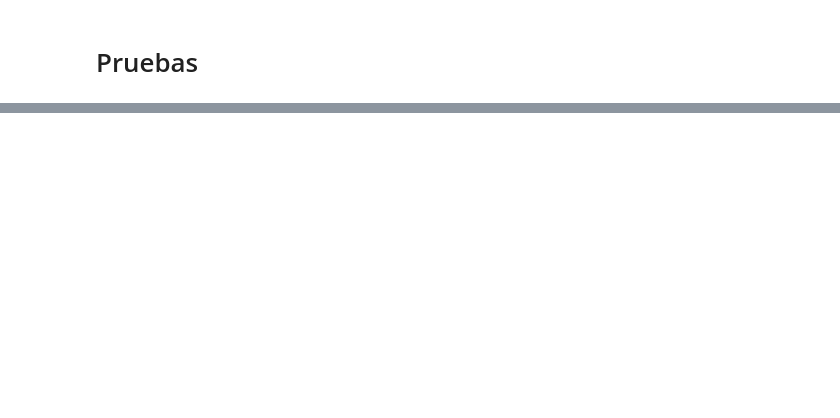
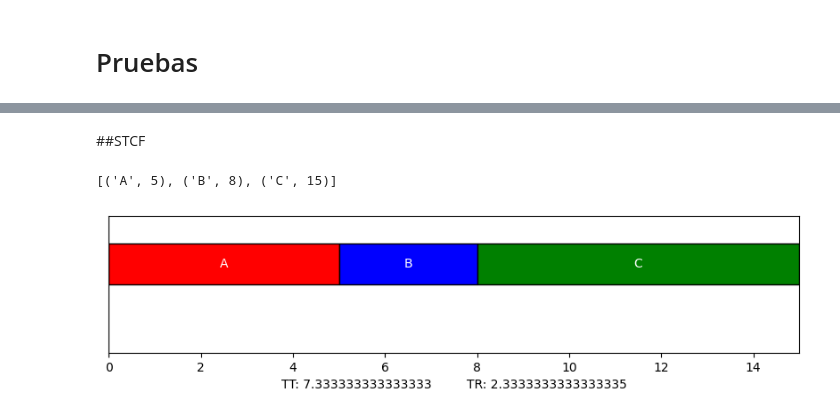
Before and after one commit to Alejandro-XIII/Proyecto-Final-SO, a Jupyter notebook: Proyecto_Final.ipynb, the cells around one changed output, grey strips where cells are left out. Saved outputs shown, nothing was run; the diff lists cells and outputs as text; code cells hidden in the pictures; blank space fills up the shorter version.

```diff
--- a/Proyecto_Final.ipynb
+++ b/Proyecto_Final.ipynb
@@ -27,4 +30,35 @@ def sjf(processes):
 # %% [markdown]
 ##STCF
+# %%
+def stcf(processes):
+    processes_remaining = [{'name': p['name'], 'arrival_time': p['arrival_time'], 'run_time': p['run_time']} for p in processes] # Crear una copia de los procesos para no modificar la entrada original
+    max_arrival_time = max(processes_remaining, key=lambda p: p['arrival_time'])['arrival_time'] # Obtener el arrival_time más alto
+    scheduling = []
+    time = 0
+    while processes_remaining:
+      if time < max_arrival_time:
+        available_processes = [p for p in processes_remaining if p['arrival_time'] <= time] # Actualizar la lista de procesos restantes filtrando por arrival_time <= time
+        shortest_process = min(available_processes, key=lambda x: x['run_time']) # Encontrar el proceso con la menor duración de tiempo restante
+        next_arrival_time  = min([p['arrival_time'] for p in processes_remaining if p['arrival_time'] > time]) # Actualizar el siguiente arrival_time
+        if shortest_process['run_time'] < (next_arrival_time-time):
+          time += shortest_process['run_time']
+          processes_remaining.remove(shortest_process)
+        else:
+          next(p for p in processes_remaining if p['name'] == shortest_process['name'])['run_time'] -= (next_arrival_time-time)
+          time = next_arrival_time
+        if scheduling and scheduling[-1][0] == shortest_process['name']:
+          scheduling[-1] = (shortest_process['name'], time)
+        else:
+          scheduling.append((shortest_process['name'], time))
+      else:
+        processes_sorted = sorted(processes_remaining, key=lambda x: x['run_time'])
+        for process in processes_sorted:
+          time += process['run_time']
+          if scheduling and scheduling[-1][0] == process['name']:  # Si el último proceso en scheduling es el mismo que el process, actualizamos el último tiempo
+            scheduling[-1] = (process['name'], time)
+          else:
+            scheduling.append((process['name'], time))
+          processes_remaining.remove(process)
+    return scheduling
 # %% [markdown]
 ##RR
@@ -202,0 +279,11 @@ plot_scheduling(scheduling,tt,tr)
+# %% [markdown]
+##STCF
+# %%
+scheduling = stcf(processes)
+print(scheduling)
+tt = t_turnaround(scheduling, processes)
+tr = t_response(scheduling, processes)
+plot_scheduling(scheduling,tt,tr)
+# %% [output]
+[('A', 5), ('B', 8), ('C', 15)]
+[figure, added]
```
Also changed, not shown: parts of 20 cells of this notebook.
